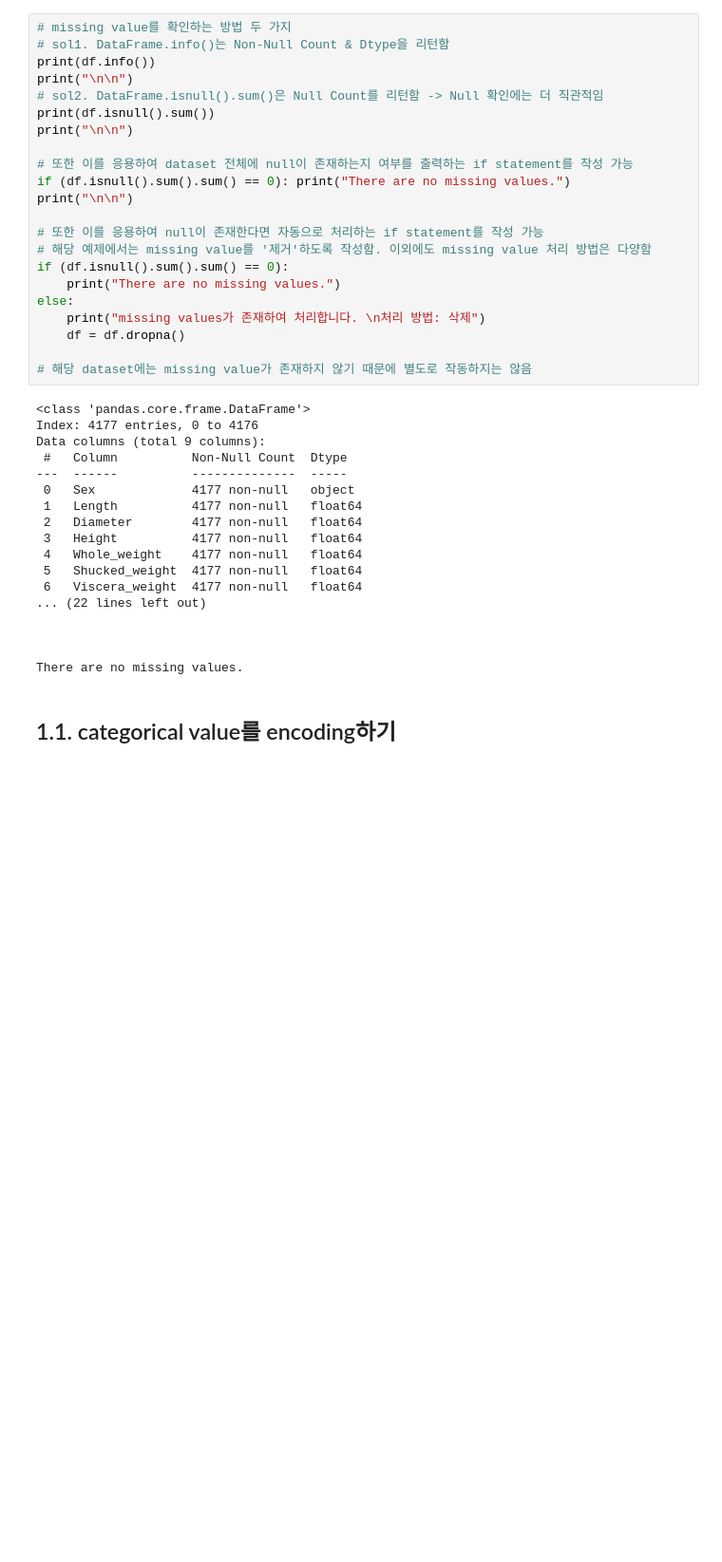
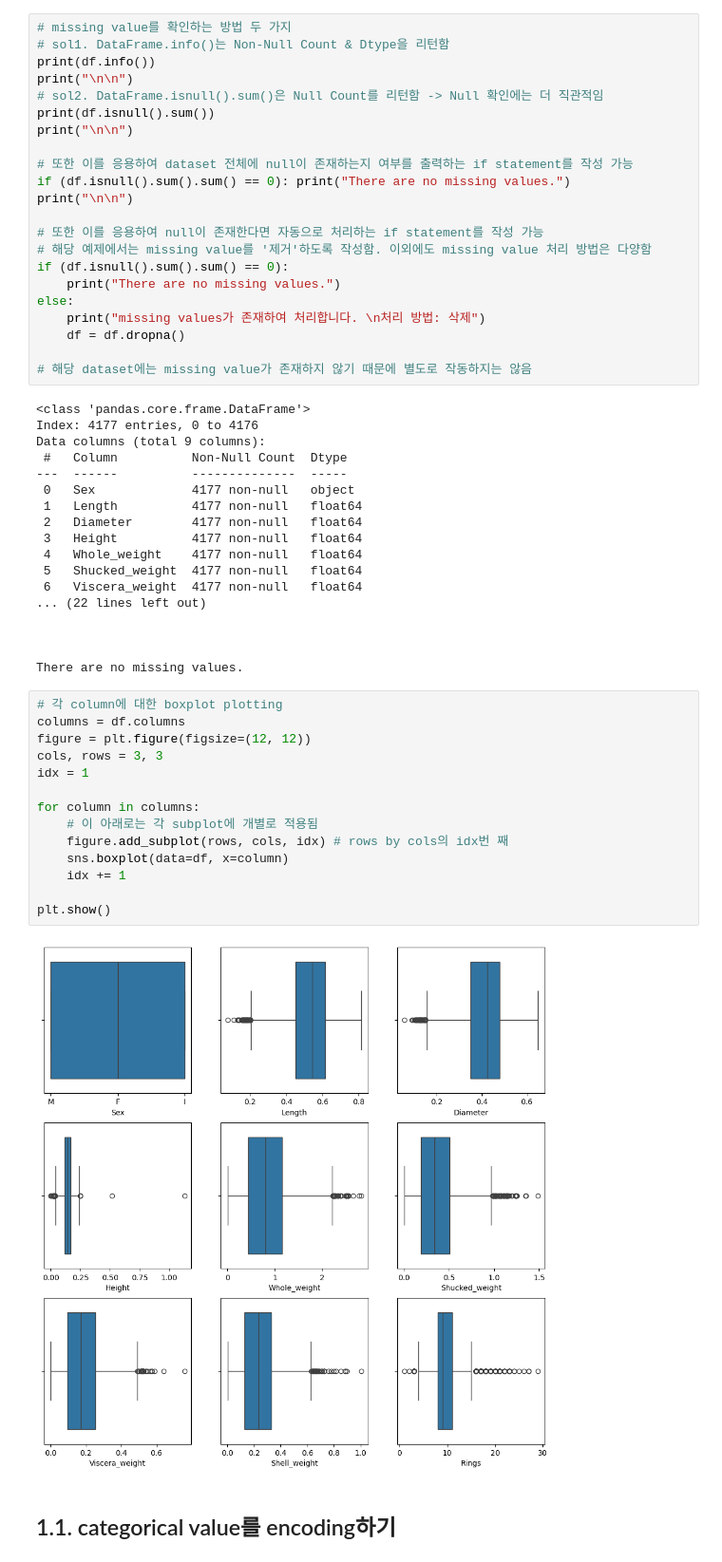
Before and after one commit to HyoYoonNam/DL-Class, a Jupyter notebook: assignment/week3_LSTM_Classification_abalone_relabeled.ipynb, the cells around one changed output. Shown at 95% size. Saved outputs shown, nothing was run; the diff lists cells and outputs as text; blank space fills up the shorter version.

```diff
--- a/assignment/week3_LSTM_Classification_abalone_relabeled.ipynb
+++ b/assignment/week3_LSTM_Classification_abalone_relabeled.ipynb
@@ -126,6 +126,22 @@ Data columns (total 9 columns):
 
 
 There are no missing values.
+# %%
+# 각 column에 대한 boxplot plotting
+columns = df.columns
+figure = plt.figure(figsize=(12, 12))
+cols, rows = 3, 3
+idx = 1
+
+for column in columns:
+    # 이 아래로는 각 subplot에 개별로 적용됨
+    figure.add_subplot(rows, cols, idx) # rows by cols의 idx번 째
+    sns.boxplot(data=df, x=column)
+    idx += 1
+
+plt.show()
+# %% [output]
+[figure, added]
 # %% [markdown]
 ## 1.1. categorical value를 encoding하기
 # %%
```
Also changed, not shown: parts of 11 cells of this notebook.
